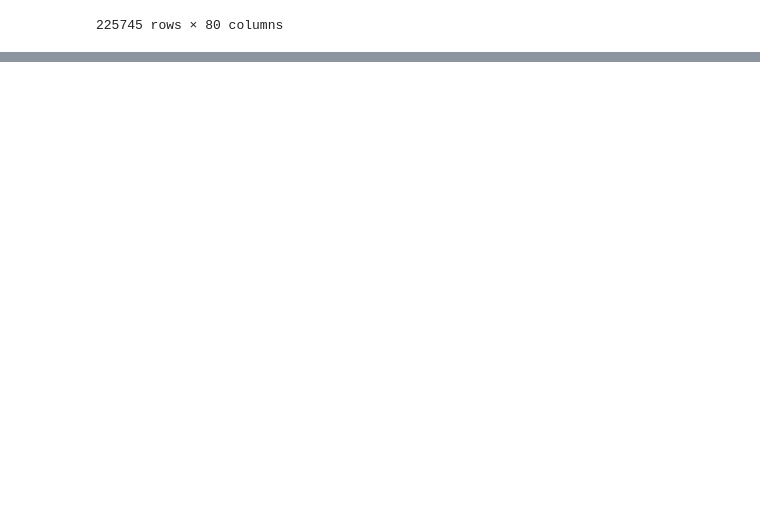
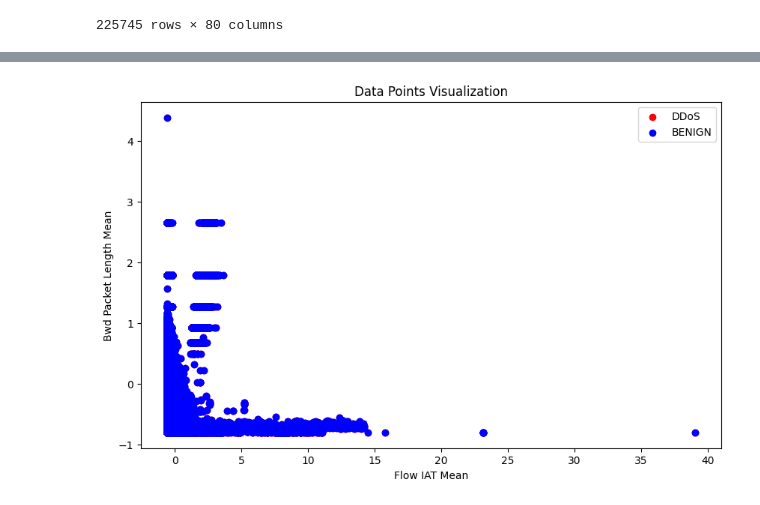
Before and after one commit to YassineICHIRRI/Anomaly-Detection-of-DDoS-Attacks, a Jupyter notebook: DDoS_notebook.ipynb, the cells around one changed output, grey strips where cells are left out. Saved outputs shown, nothing was run; the diff lists cells and outputs as text; code cells hidden in the pictures; blank space fills up the shorter version.

```diff
--- a/DDoS_notebook.ipynb
+++ b/DDoS_notebook.ipynb
@@ -313,3 +423,27 @@ for  13  as K, accuracy is :  0.855655717734612
+# %%
+# Assuming your data is stored in a DataFrame 'df' with a column 'class' indicating DDoS or normal
+# You should replace 'class' with the actual column name in your DataFrame
+
+# Generate example data (replace this with your actual data)
+np.random.seed(42)
+num_samples = 100
+
+# Define colormap
+colors = {'DDoS': 'red', 'BENIGN': 'blue'}
+
+# Plot the data points with different colors
+plt.figure(figsize=(10, 6))
+for label, color in colors.items():
+    subset = df[df['Label'] == label]
+    plt.scatter(X['Flow IAT Mean'], X['Bwd Packet Length Mean'], c=color, label=label)
+
+plt.title('Data Points Visualization')
+plt.xlabel('Flow IAT Mean')
+plt.ylabel('Bwd Packet Length Mean')
+plt.legend()
+plt.show()
+# %% [output]
+[figure, added]
 # %%
 # Create an SVM classifier
 svm_classifier = SVC(kernel='linear', C=0.1)
```
Also changed, not shown: parts of 9 cells of this notebook.
